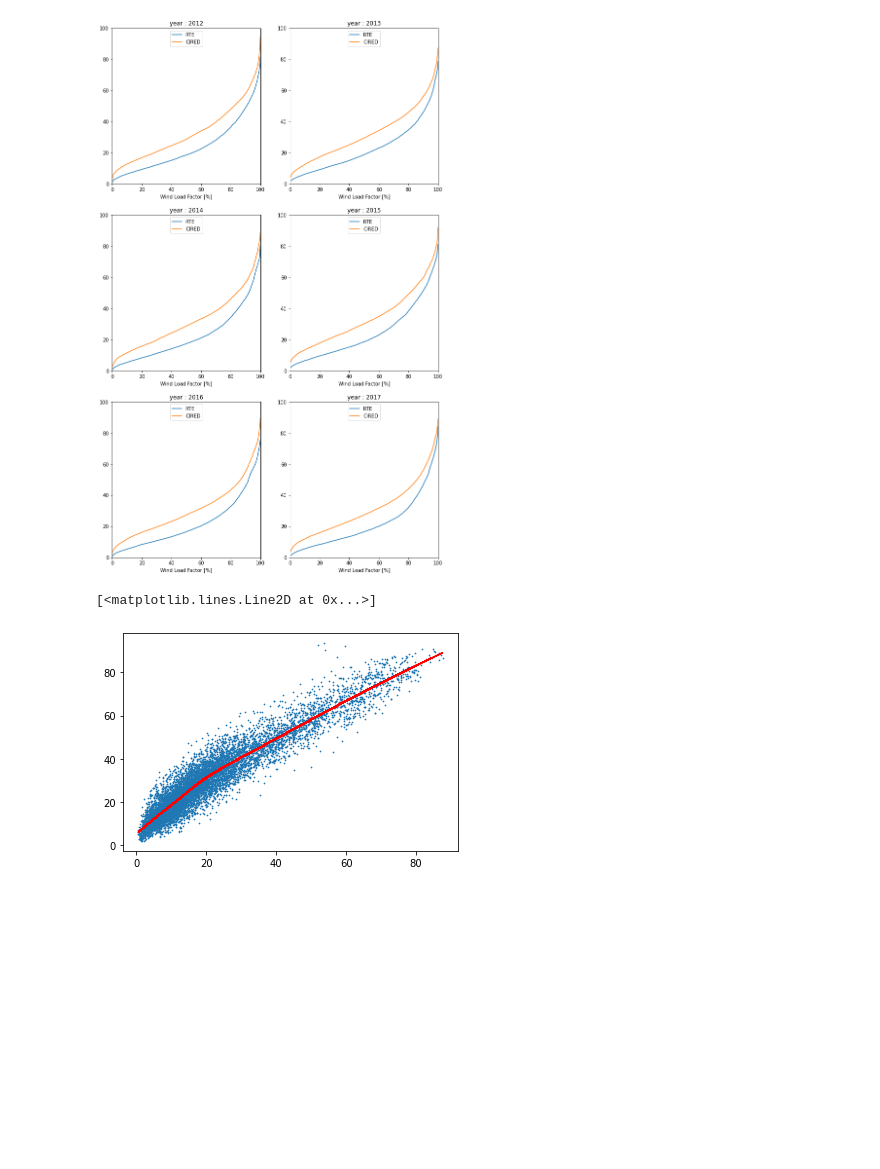
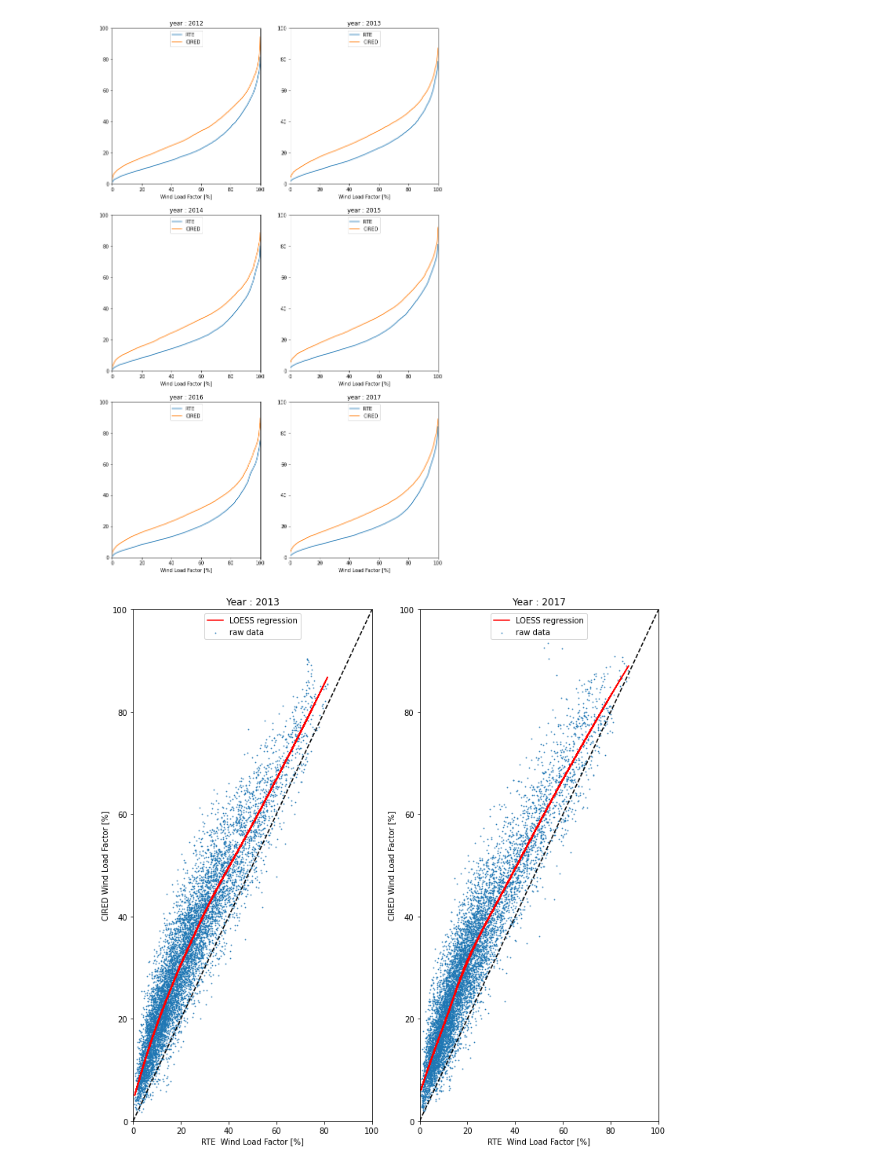
Before and after one commit to Bertin-fap/CIRED-ENS, a Jupyter notebook: CIRED-ENS.ipynb, the cells around one changed output. Drawn from its saved outputs; the diff is of its cells as text; code cells hidden in the pictures; blank space fills up the shorter version.

```diff
--- a/CIRED-ENS.ipynb
+++ b/CIRED-ENS.ipynb
@@ -348,9 +355,18 @@ for idx,year in enumerate(range(2012,2018)):
 [figure]
 # %%
 from loess.loess_1d import loess_1d
-plt.scatter(np.array(dic_RTE_g[year])*100,np.array(dic_CIRED_g[year])*100,s=0.5)
-xout, yout, weigts = loess_1d(np.array(dic_RTE_g[year])*100,(np.array(dic_CIRED_g[year]).flatten())*100, frac=0.6, degree=2)
-plt.plot(xout, yout,'r')
+fig = plt.figure(figsize=(12,12))
+for idx, year in enumerate([2013,2017]):
+    plt.subplot(1,2,idx+1)
+    plt.scatter(np.array(dic_RTE_g[year])*100,np.array(dic_CIRED_g[year])*100,s=0.5,label='raw data')
+    xout, yout, weigts = loess_1d(np.array(dic_RTE_g[year])*100,(np.array(dic_CIRED_g[year]).flatten())*100, frac=0.6, degree=2)
+    plt.plot(xout, yout,'r',label='LOESS regression')
+    plt.plot([0,100],[0,100],'--k')
+    plt.xlim(0,100)
+    plt.ylim(0,100)
+    plt.xlabel("RTE  Wind Load Factor [%]")
+    plt.ylabel("CIRED Wind Load Factor [%]")
+    _=plt.legend(loc=9)
+    plt.title(f'Year : {year}')
 # %% [output]
-[<matplotlib.lines.Line2D at 0x...>]
-[figure, old version]
+[figure, new version]
```
Also changed, not shown: parts of 1 cell of this notebook.
